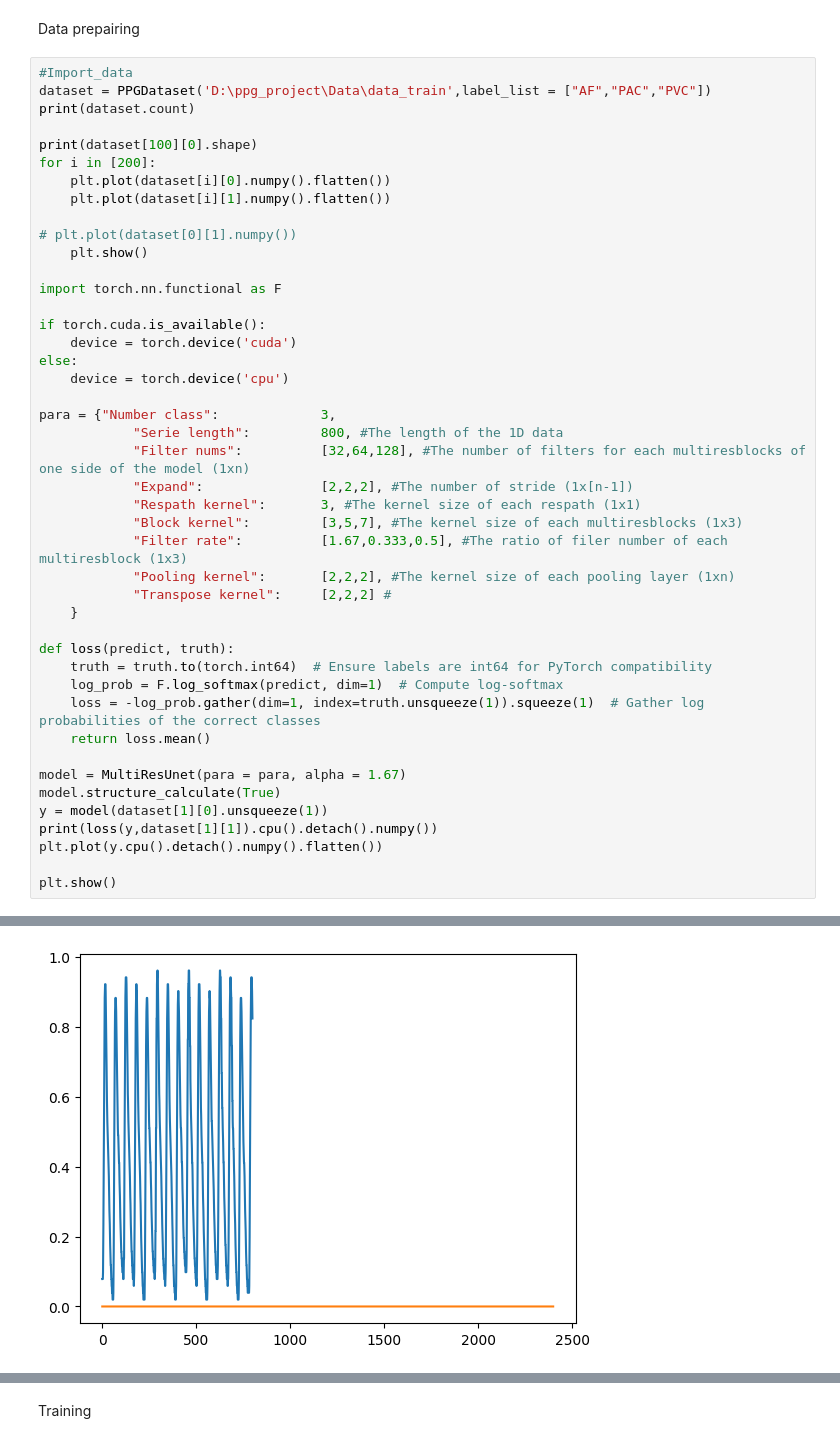
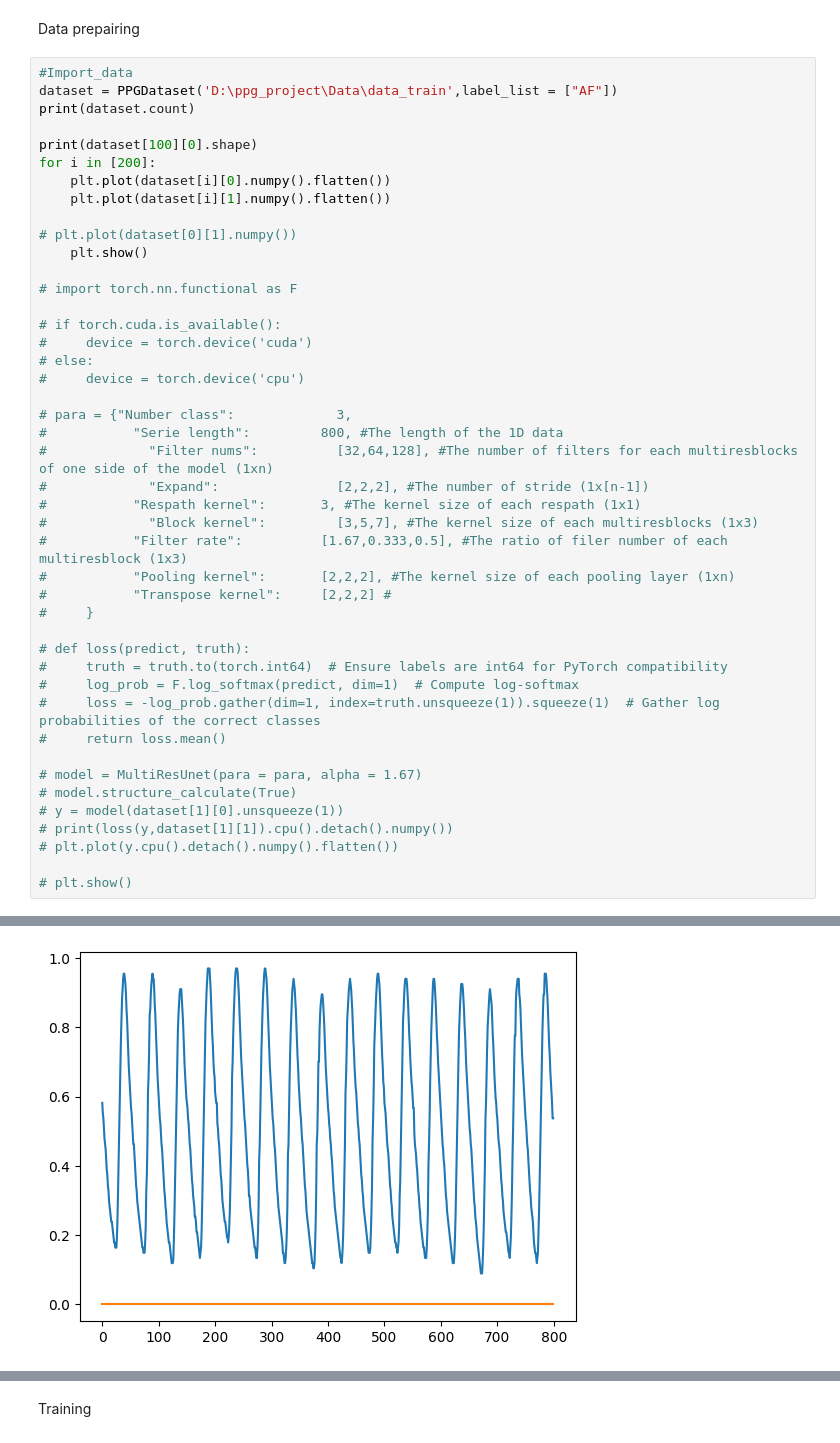
Before and after one commit to DLab1402/my_tool, a Jupyter notebook: run/MultiResUnet_1D.ipynb, the cells around one changed output, grey strips where cells are left out. Saved outputs shown, nothing was run; the diff lists cells and outputs as text.

```diff
--- a/run/MultiResUnet_1D.ipynb
+++ b/run/MultiResUnet_1D.ipynb
@@ -22,7 +22,7 @@ from ppg_labeled_load import PPGDataset
 Data prepairing
 # %%
 #Import_data
-dataset = PPGDataset('D:\ppg_project\Data\data_train',label_list = ["AF","PAC","PVC"])
+dataset = PPGDataset('D:\ppg_project\Data\data_train',label_list = ["AF"])
 print(dataset.count)
 
 print(dataset[100][0].shape)
@@ -33,35 +33,35 @@ for i in [200]:
 # plt.plot(dataset[0][1].numpy())
     plt.show()
 
-import torch.nn.functional as F
+# import torch.nn.functional as F
 
-if torch.cuda.is_available():
-    device = torch.device('cuda')
-else:
-    device = torch.device('cpu')
+# if torch.cuda.is_available():
+#     device = torch.device('cuda')
+# else:
+#     device = torch.device('cpu')
 
-para = {"Number class":             3,
-			"Serie length":         800, #The length of the 1D data
-            "Filter nums":          [32,64,128], #The number of filters for each multiresblocks of one side of the model (1xn)
-            "Expand":               [2,2,2], #The number of stride (1x[n-1])
-			"Respath kernel":       3, #The kernel size of each respath (1x1)
-            "Block kernel":         [3,5,7], #The kernel size of each multiresblocks (1x3)
-			"Filter rate":          [1.67,0.333,0.5], #The ratio of filer number of each multiresblock (1x3)
-			"Pooling kernel":       [2,2,2], #The kernel size of each pooling layer (1xn)
-			"Transpose kernel":     [2,2,2]	#
-    }
+# para = {"Number class":             3,
+# 			"Serie length":         800, #The length of the 1D data
+#             "Filter nums":          [32,64,128], #The number of filters for each multiresblocks of one side of the model (1xn)
+#             "Expand":               [2,2,2], #The number of stride (1x[n-1])
+# 			"Respath kernel":       3, #The kernel size of each respath (1x1)
+#             "Block kernel":         [3,5,7], #The kernel size of each multiresblocks (1x3)
+# 			"Filter rate":          [1.67,0.333,0.5], #The ratio of filer number of each multiresblock (1x3)
+# 			"Pooling kernel":       [2,2,2], #The kernel size of each pooling layer (1xn)
+# 			"Transpose kernel":     [2,2,2]	#
+#     }
 
-def loss(predict, truth):
-    truth = truth.to(torch.int64)  # Ensure labels are int64 for PyTorch compatibility
-    log_prob = F.log_softmax(predict, dim=1)  # Compute log-softmax
-    loss = -log_prob.gather(dim=1, index=truth.unsqueeze(1)).squeeze(1)  # Gather log probabilities of the correct classes
-    return loss.mean()
+# def loss(predict, truth):
+#     truth = truth.to(torch.int64)  # Ensure labels are int64 for PyTorch compatibility
+#     log_prob = F.log_softmax(predict, dim=1)  # Compute log-softmax
+#     loss = -log_prob.gather(dim=1, index=truth.unsqueeze(1)).squeeze(1)  # Gather log probabilities of the correct classes
+#     return loss.mean()
 
-model = MultiResUnet(para = para, alpha = 1.67)
-model.structure_calculate(True)
-y = model(dataset[1][0].unsqueeze(1))
-print(loss(y,dataset[1][1]).cpu().detach().numpy())
-plt.plot(y.cpu().detach().numpy().flatten())
+# model = MultiResUnet(para = para, alpha = 1.67)
+# model.structure_calculate(True)
+# y = model(dataset[1][0].unsqueeze(1))
+# print(loss(y,dataset[1][1]).cpu().detach().numpy())
+# plt.plot(y.cpu().detach().numpy().flatten())
 
-plt.show()
+# plt.show()
 # %% [output]
@@ -69,2 +69,2 @@ plt.show()
 torch.Size([1, 800])
-[figure, old version]
+[figure, new version]
```
Also changed, not shown: parts of 2 cells of this notebook, 1 other file.
